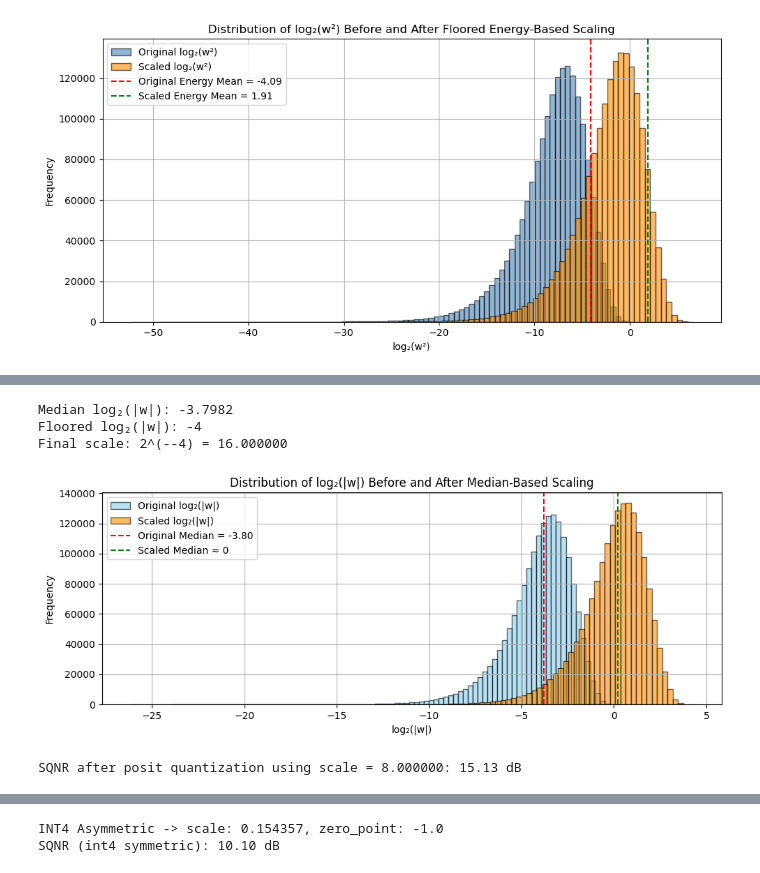
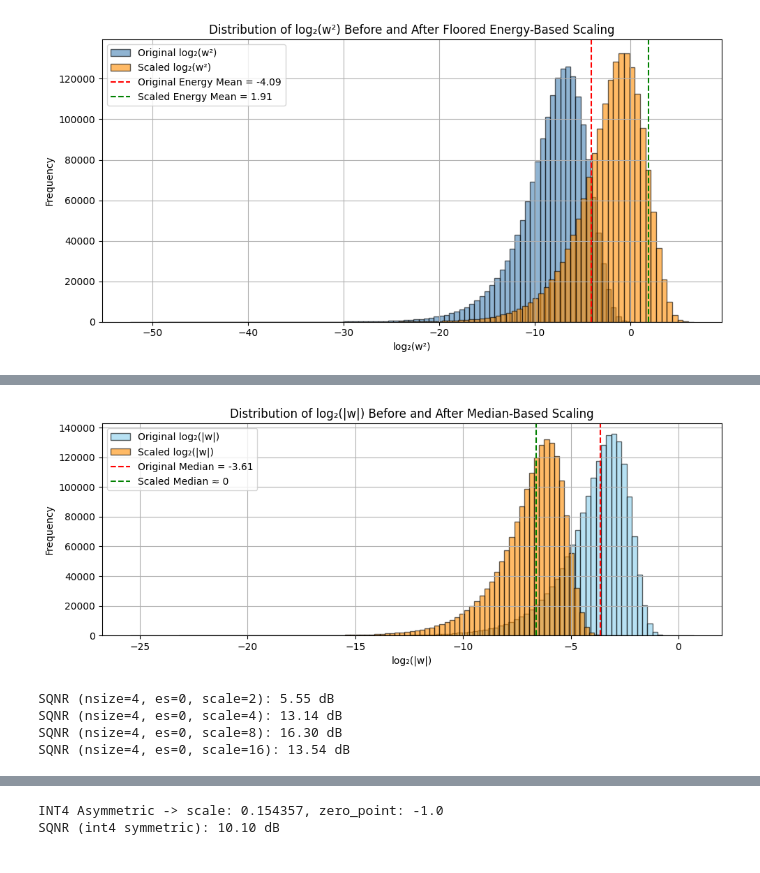
Before and after one commit to hplp/ai-hardware-project-posittune, a Jupyter notebook: quant_acc.ipynb, the cells around one changed output, grey strips where cells are left out. Saved outputs shown, nothing was run; the diff lists cells and outputs as text; code cells hidden in the pictures.

```diff
--- a/quant_acc.ipynb
+++ b/quant_acc.ipynb
@@ -70,7 +70,7 @@ from transformers import GPT2Model
 
 # Step 1: Load GPT-2 model and extract attention weights
 model = GPT2Model.from_pretrained("gpt2")
-attn_weights = model.h[1].attn.c_attn.weight.detach().cpu().numpy().flatten()
+attn_weights = model.h[6].attn.c_attn.weight.detach().cpu().numpy().flatten()
 
 # Step 2: Compute log2(|w|) and median
 epsilon = 1e-8
@@ -79,8 +79,8 @@ log2_abs = np.log2(abs_weights)
 median_log2_abs = np.median(log2_abs)
 
 # Floor to nearest power-of-2 scaling
-floored_log2 = int(np.floor(median_log2_abs))
-scale = 2 ** (-floored_log2)
+floored_log2 = int(np.floor(np.abs(median_log2_abs)))
+scale = 2 ** (floored_log2)
 
 print(f"Median log₂(|w|): {median_log2_abs:.4f}")
 print(f"Floored log₂(|w|): {floored_log2}")
@@ -114,25 +110,23 @@ To enable the following instructions: AVX2 AVX_VNNI FMA, in other operations, re
-Median log₂(|w|): -3.7982
-Floored log₂(|w|): -4
-Final scale: 2^(--4) = 16.000000
-[figure, old version]
+[figure, new version]
 # %%
 import torch
 from qtorch_plus.quant import posit_quantize
 
-# Convert NumPy array to torch.Tensor (float32)
-attn_weights_pt = torch.tensor(attn_weights, dtype=torch.float32)
+# Get original attention weights
+attn_weights = model.h[6].attn.c_attn.weight.detach().cpu().to(dtype=torch.float32)
 
-# Apply posit quantization using computed scale
-quantized_weights = posit_quantize(attn_weights_pt, nsize=4, es=0, scale=scale)
+# Compute signal power once
+epsilon = 1e-8
+signal_power = torch.sum(attn_weights ** 2)
 
-# Optional: compute quantization error
-error = (quantized_weights - attn_weights_pt).numpy().flatten()
-
-# Optional: compute SQNR
-signal_power = torch.sum(attn_weights_pt ** 2)
-noise_power = torch.sum((attn_weights_pt - quantized_weights) ** 2) + 1e-8
-sqnr = 10 * torch.log10(signal_power / noise_power)
-
-print(f"SQNR after posit quantization using scale = {scale:.6f}: {sqnr.item():.2f} dB")
+# Sweep scale from 1 to 15
+for scale in range(1, 5):
+    quantized_weights = posit_quantize(attn_weights, nsize=4, es=0, scale=2**scale)
+    noise_power = torch.sum((attn_weights - quantized_weights) ** 2) + epsilon
+    sqnr = 10 * torch.log10(signal_power / noise_power)
+    print(f"SQNR (nsize=4, es=0, scale={2**scale}): {sqnr.item():.2f} dB")
 # %% [output]
-SQNR after posit quantization using scale = 8.000000: 15.13 dB
+SQNR (nsize=4, es=0, scale=2): 5.55 dB
+SQNR (nsize=4, es=0, scale=4): 13.14 dB
+SQNR (nsize=4, es=0, scale=8): 16.30 dB
+SQNR (nsize=4, es=0, scale=16): 13.54 dB
```
Also changed, not shown: parts of 2 cells of this notebook, 4 other files.
